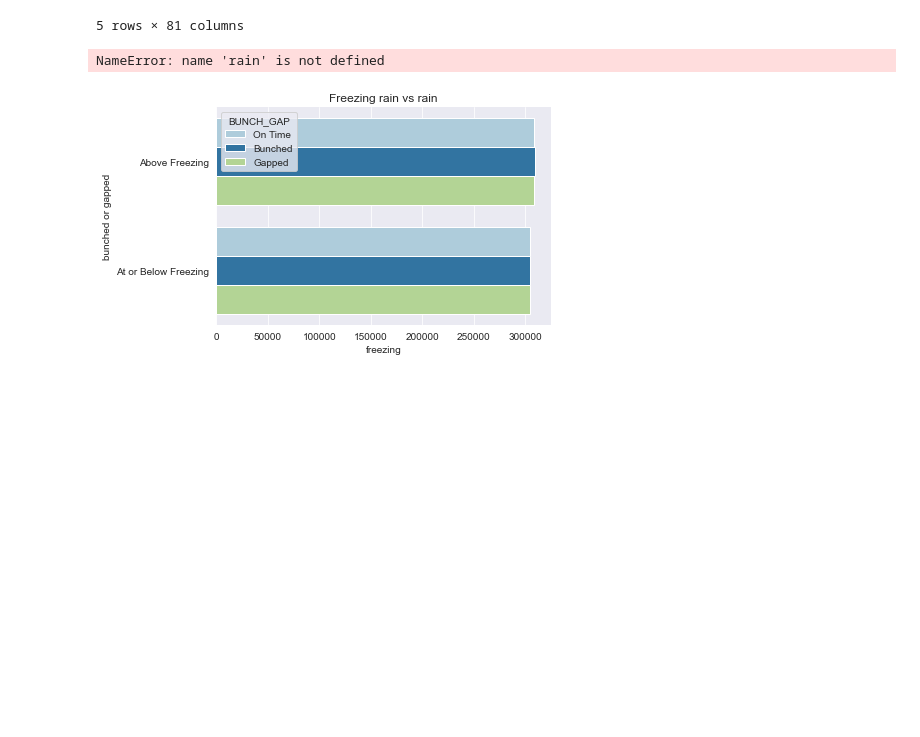
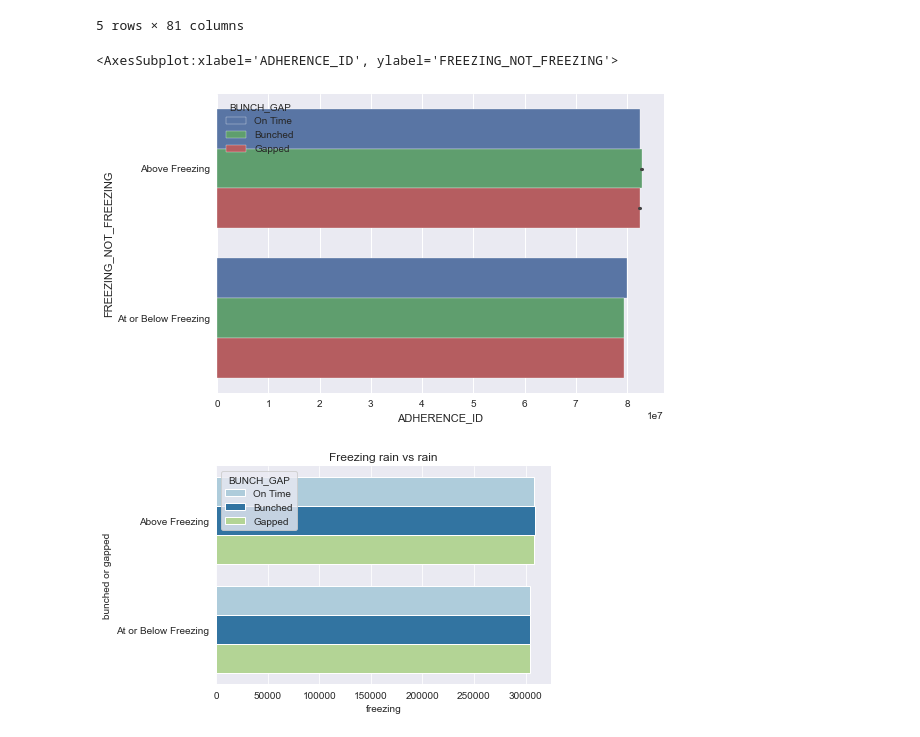
Before and after one commit to NSS-Data-Analytics-Cohort-7/wego-grumpy-concat, a Jupyter notebook: Notebooks/rwpartner_project_e.ipynb, the cells around one changed output. Cells and saved outputs as stored; diff of their text form; code cells hidden in the pictures; blank space fills up the shorter version.

Commit message:
working on clustered bar chart

```diff
--- a/Notebooks/rwpartner_project_e.ipynb
+++ b/Notebooks/rwpartner_project_e.ipynb
@@ -103,9 +94,9 @@ raining.head()
 5 rows × 81 columns
 # %%
 sns.barplot(x='ADHERENCE_ID', y='FREEZING_NOT_FREEZING', hue='BUNCH_GAP', data=raining)
-sns.barplot(x='Day', y='Customers', hue='Time', data=df)
 # %% [output]
-NameError: name 'rain' is not defined
+<AxesSubplot:xlabel='ADHERENCE_ID', ylabel='FREEZING_NOT_FREEZING'>
+[figure, added]
 # %%
 df = raining
 sns.set_style('darkgrid')
```
Also changed, not shown: parts of 30 cells of this notebook.
